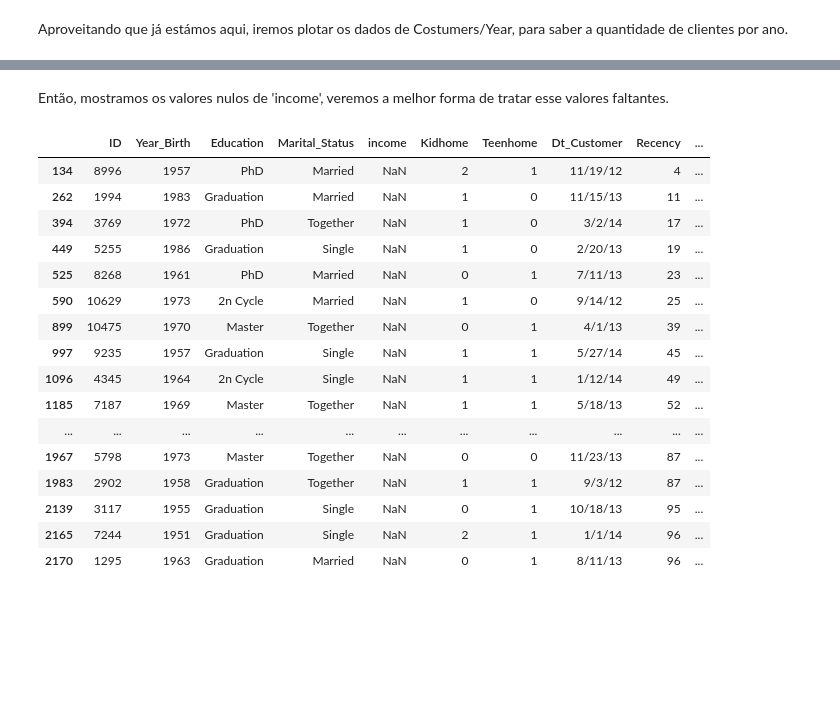
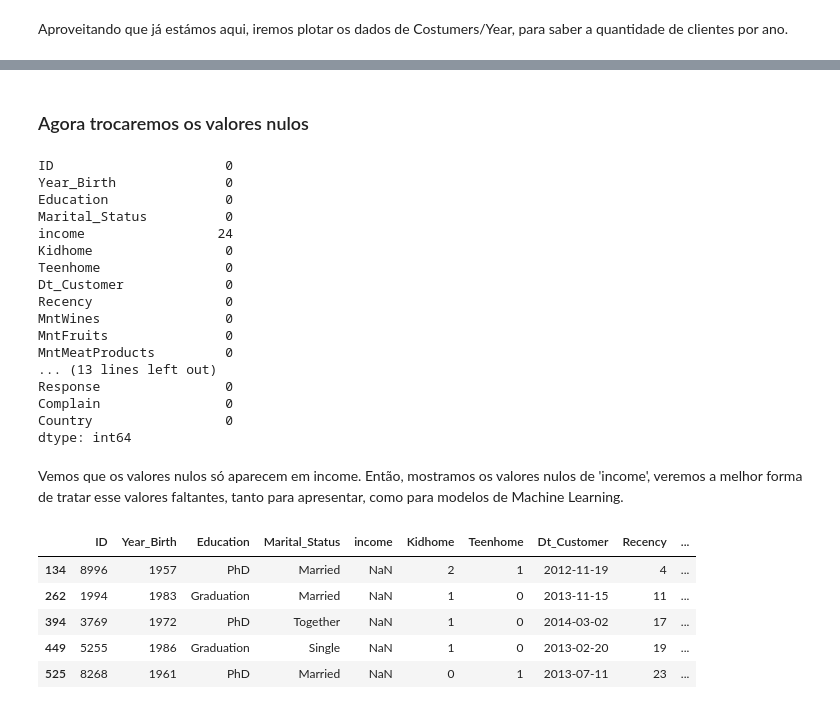
Before and after one commit to Beloin/marketing_analyze, a Jupyter notebook: market_analyze.ipynb, the cells around one changed output, grey strips where cells are left out. Drawn from its saved outputs; the diff is of its cells as text; code cells hidden in the pictures; blank space fills up the shorter version.

```diff
--- a/market_analyze.ipynb
+++ b/market_analyze.ipynb
@@ -161,0 +153,4 @@ Temos que a maioria dos costumers entraram em 2013.
+# %%
+# Trocaremos os valores de object para float, sabendo que estamos mexendo com dólar
+base.income = base.income.replace('[\$,]', '', regex=True).astype(float)
+base.income.head()
@@ -173,23 +323,36 @@ Vemos que os valores nulos só aparecem em Income.
+# %% [markdown]
+### Agora trocaremos os valores nulos
+# %%
+# Valores nulos
+base.isnull().sum() # == base.isna().sum() # true
+# %% [output]
+ID                      0
+Year_Birth              0
+Education               0
+Marital_Status          0
+income                 24
+Kidhome                 0
+Teenhome                0
+Dt_Customer             0
+Recency                 0
+MntWines                0
+MntFruits               0
+MntMeatProducts         0
+... (13 lines left out)
+Response                0
+Complain                0
+Country                 0
+dtype: int64
 # %% [markdown]
-Então, mostramos os valores nulos de 'income', veremos a melhor forma de tratar esse valores faltantes.
+Vemos que os valores nulos só aparecem em income.
+Então, mostramos os valores nulos de 'income', veremos a melhor forma de tratar esse valores faltantes, tanto para apresentar, como para modelos de Machine Learning.
 # %%
 income_null_indexes = base.income.isnull()
-base[income_null_indexes]
+base[income_null_indexes].head()
 # %% [output]
 |  | ID | Year_Birth | Education | Marital_Status | income | Kidhome | Teenhome | Dt_Customer | Recency | ... |
-| 134 | 8996 | 1957 | PhD | Married | NaN | 2 | 1 | 11/19/12 | 4 | ... |
-| 262 | 1994 | 1983 | Graduation | Married | NaN | 1 | 0 | 11/15/13 | 11 | ... |
-| 394 | 3769 | 1972 | PhD | Together | NaN | 1 | 0 | 3/2/14 | 17 | ... |
-| 449 | 5255 | 1986 | Graduation | Single | NaN | 1 | 0 | 2/20/13 | 19 | ... |
-| 525 | 8268 | 1961 | PhD | Married | NaN | 0 | 1 | 7/11/13 | 23 | ... |
-| 590 | 10629 | 1973 | 2n Cycle | Married | NaN | 1 | 0 | 9/14/12 | 25 | ... |
-| 899 | 10475 | 1970 | Master | Together | NaN | 0 | 1 | 4/1/13 | 39 | ... |
-| 997 | 9235 | 1957 | Graduation | Single | NaN | 1 | 1 | 5/27/14 | 45 | ... |
-| 1096 | 4345 | 1964 | 2n Cycle | Single | NaN | 1 | 1 | 1/12/14 | 49 | ... |
-| 1185 | 7187 | 1969 | Master | Together | NaN | 1 | 1 | 5/18/13 | 52 | ... |
-| ... | ... | ... | ... | ... | ... | ... | ... | ... | ... | ... |
-| 1967 | 5798 | 1973 | Master | Together | NaN | 0 | 0 | 11/23/13 | 87 | ... |
-| 1983 | 2902 | 1958 | Graduation | Together | NaN | 1 | 1 | 9/3/12 | 87 | ... |
-| 2139 | 3117 | 1955 | Graduation | Single | NaN | 0 | 1 | 10/18/13 | 95 | ... |
-| 2165 | 7244 | 1951 | Graduation | Single | NaN | 2 | 1 | 1/1/14 | 96 | ... |
-| 2170 | 1295 | 1963 | Graduation | Married | NaN | 0 | 1 | 8/11/13 | 96 | ... |
+| 134 | 8996 | 1957 | PhD | Married | NaN | 2 | 1 | 2012-11-19 | 4 | ... |
+| 262 | 1994 | 1983 | Graduation | Married | NaN | 1 | 0 | 2013-11-15 | 11 | ... |
+| 394 | 3769 | 1972 | PhD | Together | NaN | 1 | 0 | 2014-03-02 | 17 | ... |
+| 449 | 5255 | 1986 | Graduation | Single | NaN | 1 | 0 | 2013-02-20 | 19 | ... |
+| 525 | 8268 | 1961 | PhD | Married | NaN | 0 | 1 | 2013-07-11 | 23 | ... |
```
Also changed, not shown: parts of 36 cells of this notebook.
